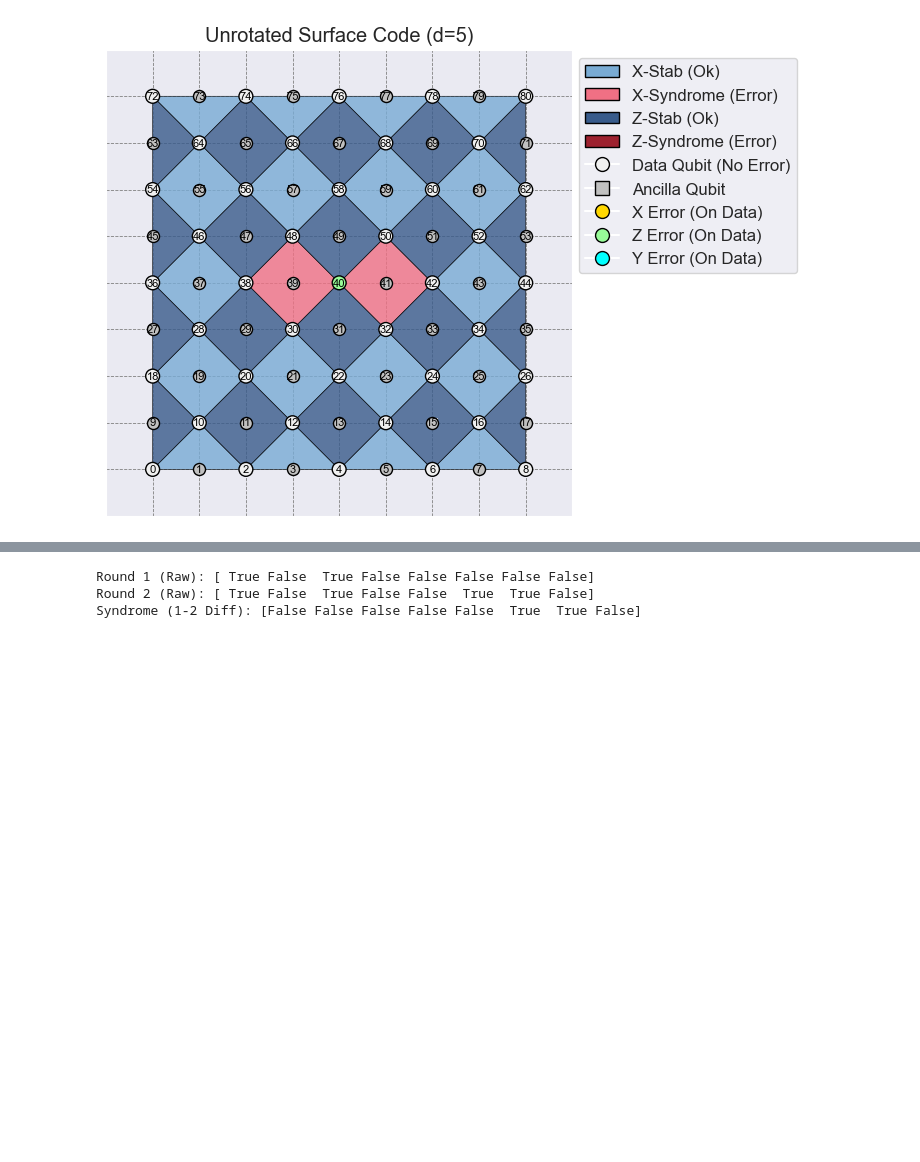
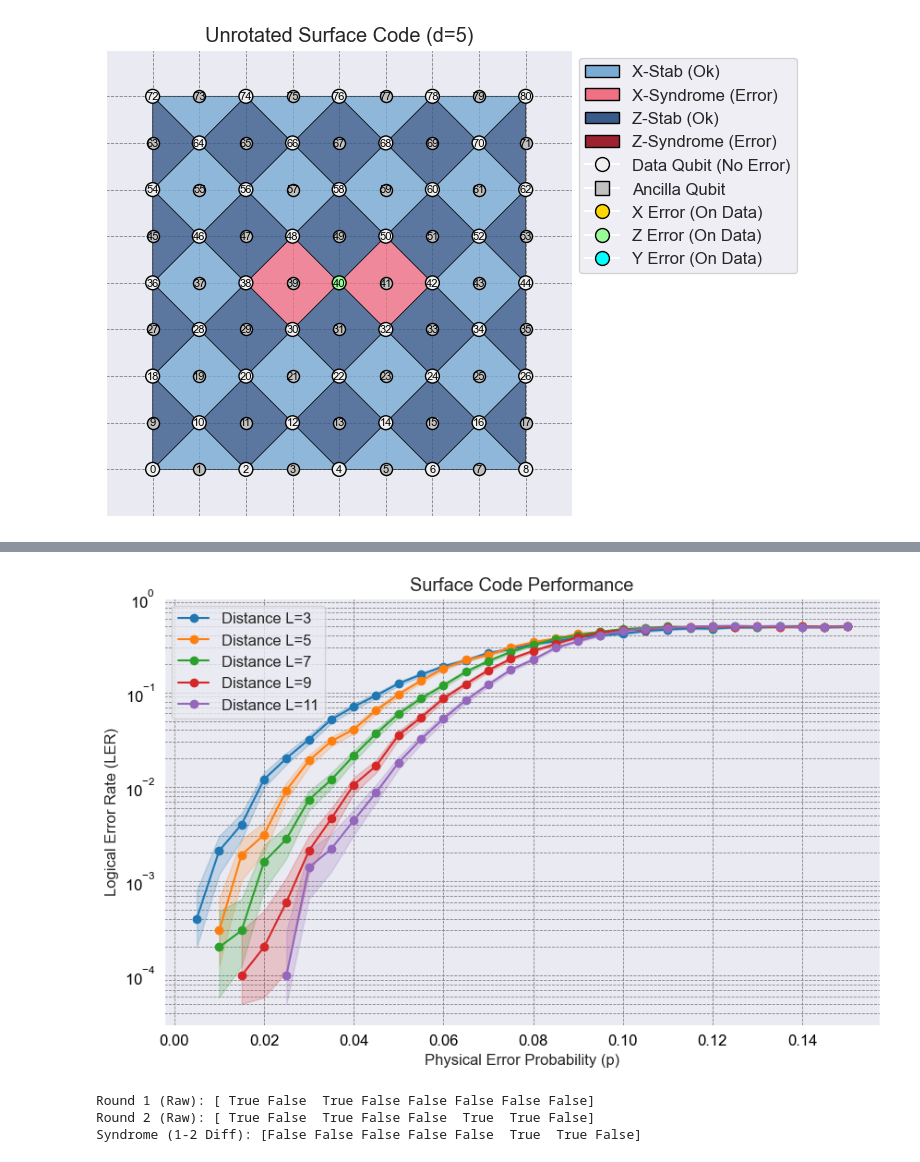
Before and after one commit to BjarneS2/Simulation_on_QEC_with_reconfigurable_atom_arrays, a Jupyter notebook: test.ipynb, the cells around one changed output, grey strips where cells are left out. Drawn from its saved outputs; the diff is of its cells as text; code cells hidden in the pictures; blank space fills up the shorter version.

```diff
--- a/test.ipynb
+++ b/test.ipynb
@@ -146,3 +155,68 @@ for L in Ls:
+# %%
+import numpy as np
+import matplotlib as mpl
+import seaborn as sns
+from surface_code import SurfaceCode
+import matplotlib.pyplot as plt
+
+Ls = [3,5,7,9, 11]
+ps = np.linspace(0.005, 0.15, 30)
+
+# results = {}
+shots=10_000
+# stds = {}
+# for L in Ls:
+    # SC = SurfaceCode(distance=L)
+    # res_L = []
+    # res_Lstd = []
+    # for p in ps:
+    #     SC.build_in_stim(rounds=L, depolarize_prob=p)
+    #     ler, syndrome, obs, preds = SC.run_with_pymatching(shots=shots)
+    #     res_L.append(ler)
+
+    #     ler_std = np.sqrt(ler * (1 - ler) / shots)
+    #     res_Lstd.append(ler_std)
+
+    # results[L] = np.array(res_L)
+    # stds[L] = np.array(res_Lstd)
+
+
+sns.set_style("darkgrid")
+mpl.rcParams.update(
+    {
+        "font.size": 12,
+        "grid.color": "0.5",
+        "grid.linestyle": "--",
+        "grid.linewidth": 0.6,
+        "xtick.color": "black",
+        "ytick.color": "black",
+    }
+)
+
+plt.figure(figsize=(10, 6))
+
+for L, lers in results.items():
+    non_zero_indices = np.where(lers > 0)
+
+    ps_filtered = ps[non_zero_indices]
+    lers_filtered = lers[non_zero_indices]
+    stds_filtered = stds[L][non_zero_indices]
+    lower_bound = []
+    for index in range(len(lers_filtered)):
+        lower_bound.append(lers_filtered[index] - 2*stds_filtered[index] if  lers_filtered[index] - 2*stds_filtered[index] > lers_filtered[index]/10 else  lers_filtered[index] - stds_filtered[index] if lers_filtered[index] - stds_filtered[index] > lers_filtered[index]/5 else  lers_filtered[index]/2)
+    if len(ps_filtered) > 0:
+        line, = plt.plot(ps_filtered, lers_filtered, marker='o', linestyle='-', label=f'Distance L={L}')
+        plt.fill_between(ps_filtered, lower_bound, lers_filtered + 2*stds_filtered, alpha=0.2, color=line.get_color())
+
+plt.ylim(3e-5, 1)
+plt.xlabel("Physical Error Probability (p)")
+plt.ylabel("Logical Error Rate (LER)")
+plt.title("Surface Code Performance")
+plt.yscale('log')
+plt.legend()
+plt.grid(True, which="both", ls="--")
+# %% [output]
+[figure, added]
 # %%
 from surface_code import SurfaceCode
 sc = SurfaceCode(distance=3)
```
Also changed, not shown: parts of 3 cells of this notebook, 2 other files.
